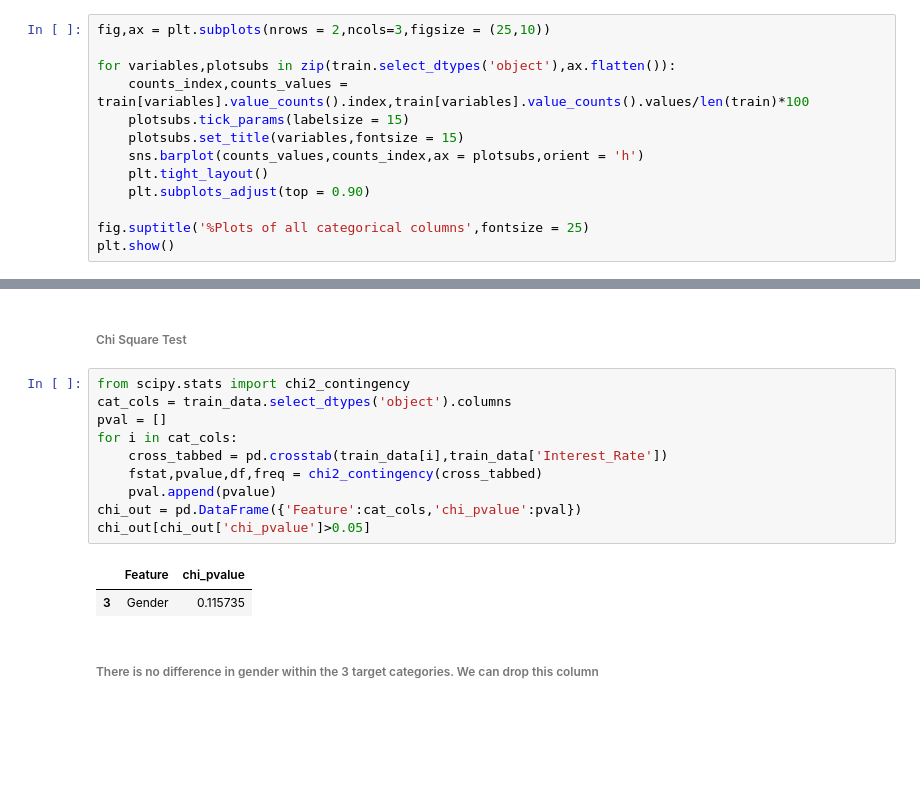
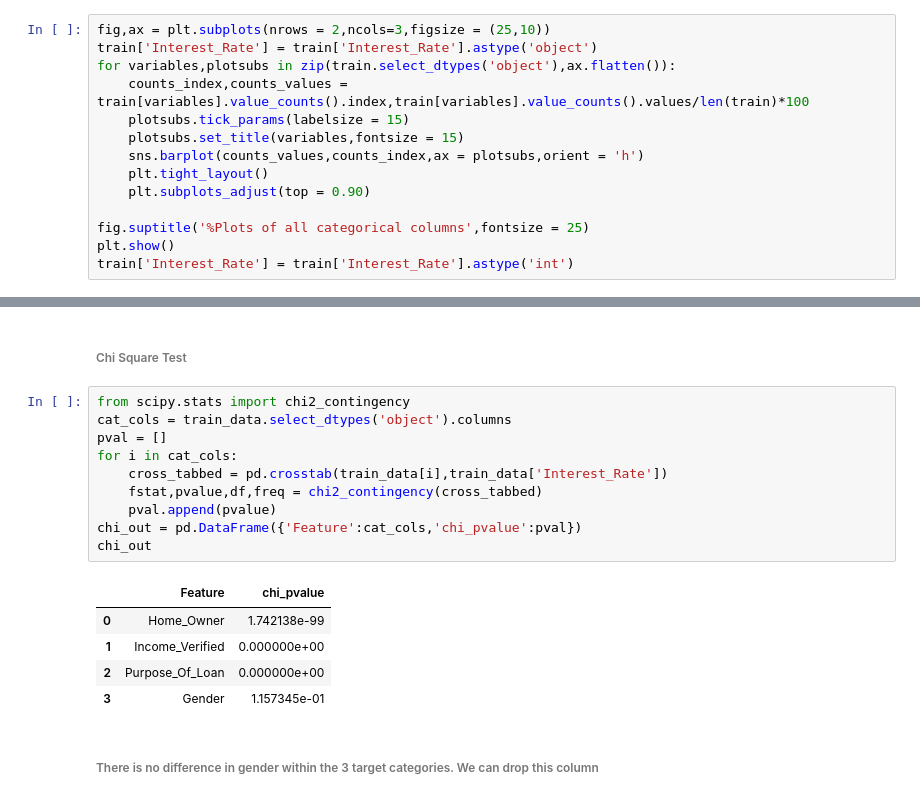
Before and after one commit to tejasmohanayyar/Interest_Rate_Prediction_Classification_UnsupervisedML, a Jupyter notebook: EDA Final.ipynb, the cells around one changed output, grey strips where cells are left out. Cells and saved outputs as stored; diff of their text form; blank space fills up the shorter version.

```diff
--- a/EDA Final.ipynb
+++ b/EDA Final.ipynb
@@ -199,6 +217,6 @@ plt.show()
 # %%
 fig,ax = plt.subplots(nrows = 2,ncols=3,figsize = (25,10))
-
+train['Interest_Rate'] = train['Interest_Rate'].astype('object')
 for variables,plotsubs in zip(train.select_dtypes('object'),ax.flatten()):
     counts_index,counts_values = train[variables].value_counts().index,train[variables].value_counts().values/len(train)*100
     plotsubs.tick_params(labelsize = 15)
@@ -209,4 +227,5 @@ for variables,plotsubs in zip(train.select_dtypes('object'),ax.flatten()):
 
 fig.suptitle('%Plots of all categorical columns',fontsize = 25)
 plt.show()
+train['Interest_Rate'] = train['Interest_Rate'].astype('int')
 # %% [output]
@@ -596,16 +576,19 @@ group1 group2 meandiff p-adj  lower   upper  reject
 # %%
 from scipy.stats import chi2_contingency
 cat_cols = train_data.select_dtypes('object').columns
 pval = []
 for i in cat_cols:
     cross_tabbed = pd.crosstab(train_data[i],train_data['Interest_Rate'])
     fstat,pvalue,df,freq = chi2_contingency(cross_tabbed)
     pval.append(pvalue)
 chi_out = pd.DataFrame({'Feature':cat_cols,'chi_pvalue':pval})
-chi_out[chi_out['chi_pvalue']>0.05]
+chi_out
 # %% [output]
 |  | Feature | chi_pvalue |
-| 3 | Gender | 0.115735 |
+| 0 | Home_Owner | 1.742138e-99 |
+| 1 | Income_Verified | 0.000000e+00 |
+| 2 | Purpose_Of_Loan | 0.000000e+00 |
+| 3 | Gender | 1.157345e-01 |
 # %% [markdown]
 ###### There is no difference in gender within the 3 target categories. We can drop this column
 # %% [markdown]
```
Also changed, not shown: parts of 13 cells of this notebook, 9 other files.
